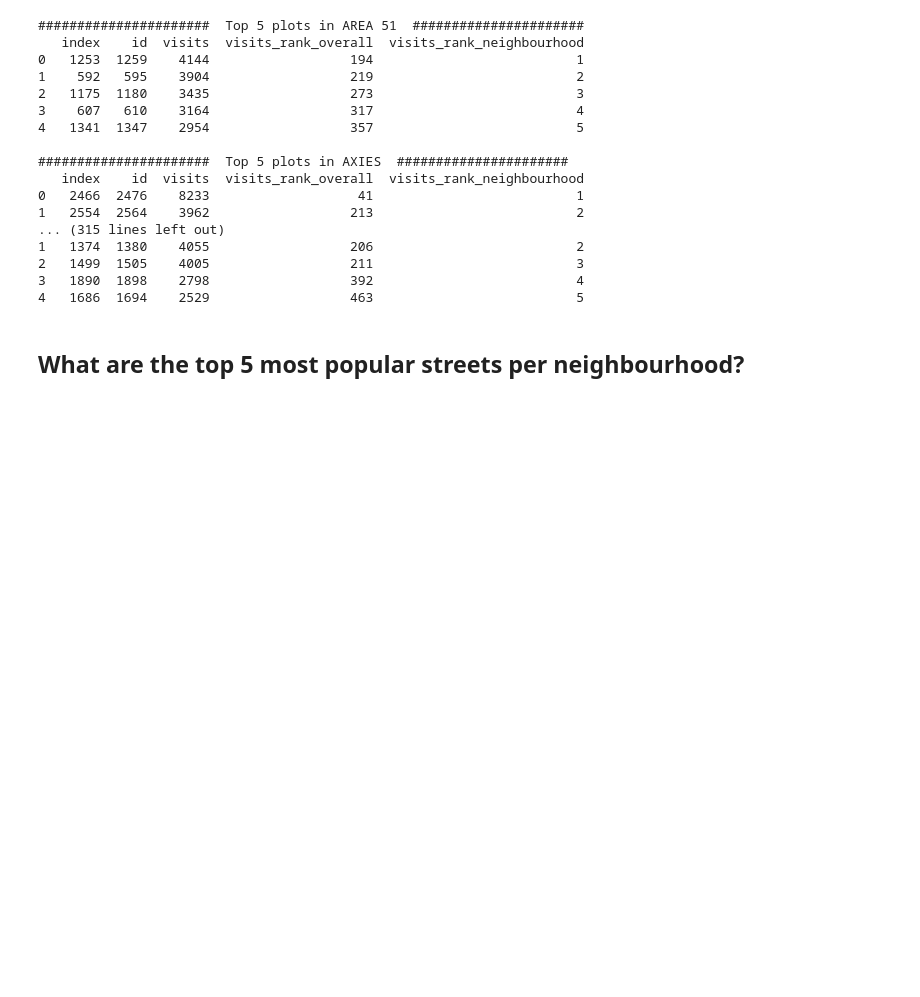
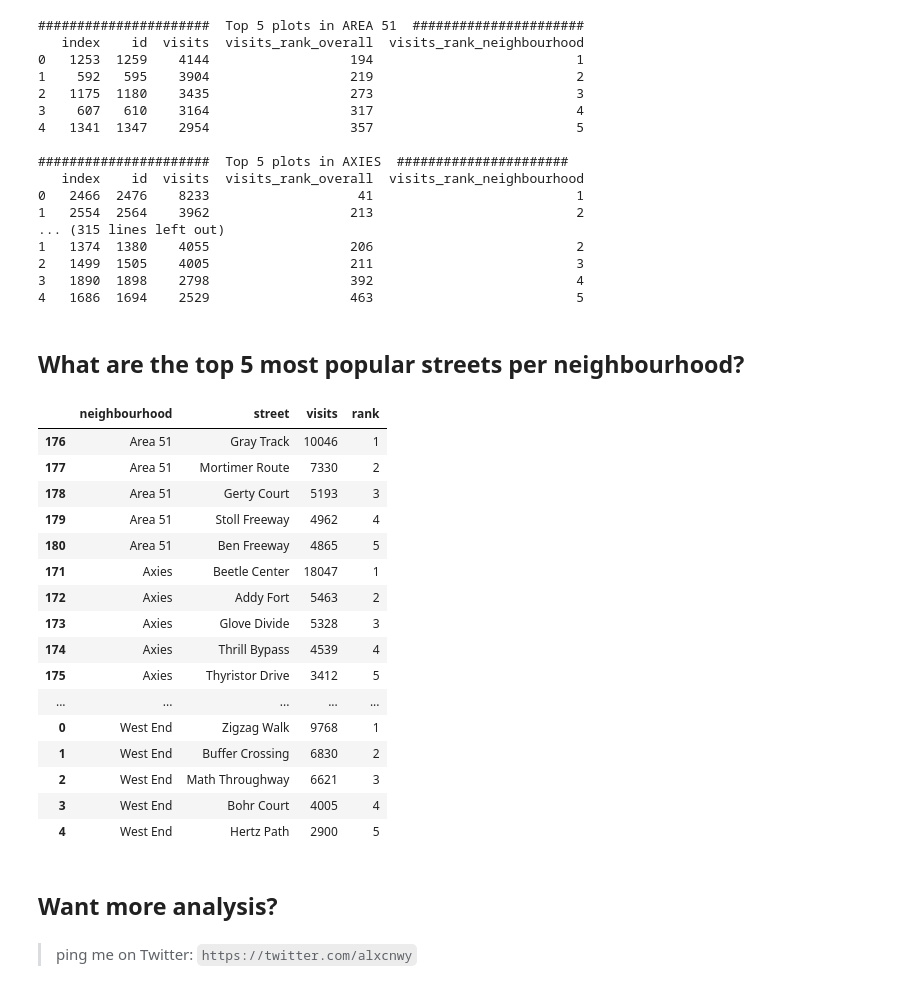
Before and after one commit to alxcnwy/cryptovoxels_parcel_scraper, a Jupyter notebook: analysis.ipynb, the cells around one changed output. Saved outputs shown, nothing was run; the diff lists cells and outputs as text; code cells hidden in the pictures; blank space fills up the shorter version.

Commit message:
add top 5 streets per neighbourhood

```diff
--- a/analysis.ipynb
+++ b/analysis.ipynb
@@ -203,0 +197,59 @@ for neighbourhood in neighbourhoods:
+# %%
+# group
+dft = pd.DataFrame(df.groupby(["neighbourhood","street"]).agg(sum)['visits'])
+dft.reset_index(level=0, inplace=True)
+dft.reset_index(level=0, inplace=True)
+dft.sort_values(["neighbourhood",'visits'], ascending=False, inplace=True)
+
+# loop to get top 5 in each neighbourhood - could probably do this in groupby
+cols = dft.columns
+previous_neighbourhood = ""
+count = 0
+top5 = []
+for i, r in enumerate(dft.values):
+
+    row = dict(zip(cols, r))
+
+    if row['neighbourhood'] == previous_neighbourhood:
+        if count < 5:
+            top5.append(row)
+            count+=1
+    else:
+        count = 0
+
+    previous_neighbourhood = row['neighbourhood']
+
+# convert to dataframe
+dft = pd.DataFrame(top5)
+dft.sort_values(["neighbourhood", "visits"], ascending=[True,False], inplace=True)
+dft = dft[['neighbourhood','street','visits']]
+
+# compute neighbourhood rank
+dft["rank"] = dft.groupby("neighbourhood")["visits"].rank("dense", ascending=False).astype(int)
+
+# return
+pd.options.display.max_rows = len(df)
+dft.head(len(df))
+# %% [output]
+|  | neighbourhood | street | visits | rank |
+| 176 | Area 51 | Gray Track | 10046 | 1 |
+| 177 | Area 51 | Mortimer Route | 7330 | 2 |
+| 178 | Area 51 | Gerty Court | 5193 | 3 |
+| 179 | Area 51 | Stoll Freeway | 4962 | 4 |
+| 180 | Area 51 | Ben Freeway | 4865 | 5 |
+| 171 | Axies | Beetle Center | 18047 | 1 |
+| 172 | Axies | Addy Fort | 5463 | 2 |
+| 173 | Axies | Glove Divide | 5328 | 3 |
+| 174 | Axies | Thrill Bypass | 4539 | 4 |
+| 175 | Axies | Thyristor Drive | 3412 | 5 |
+| ... | ... | ... | ... | ... |
+| 0 | West End | Zigzag Walk | 9768 | 1 |
+| 1 | West End | Buffer Crossing | 6830 | 2 |
+| 2 | West End | Math Throughway | 6621 | 3 |
+| 3 | West End | Bohr Court | 4005 | 4 |
+| 4 | West End | Hertz Path | 2900 | 5 |
+# %% [markdown]
+## Want more analysis?
+# %% [markdown]
+> ping me on Twitter:
+> `https://twitter.com/alxcnwy`
```
Also changed, not shown: parts of 2 cells of this notebook.
